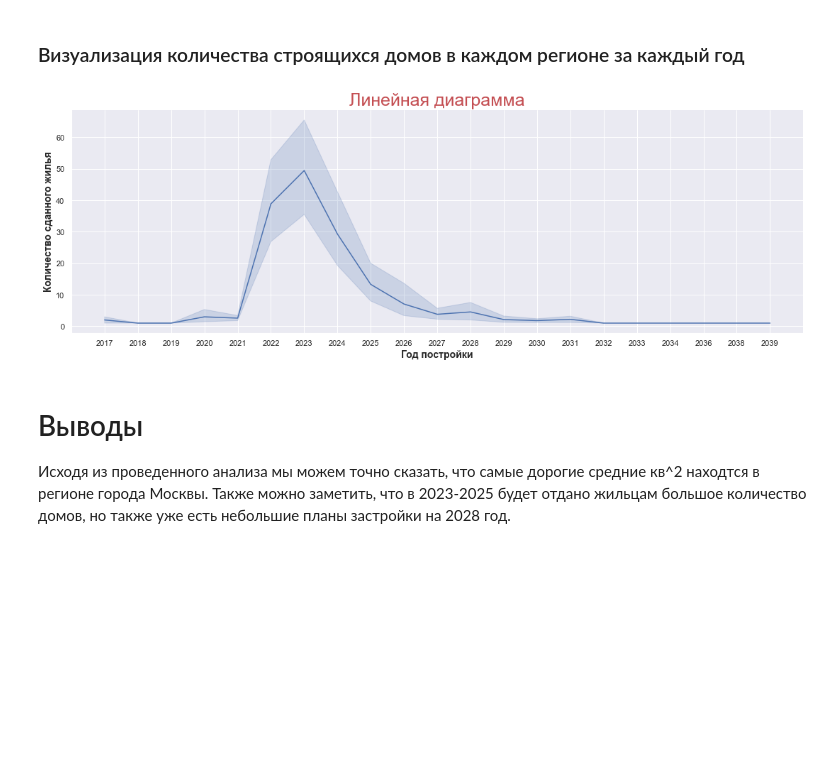
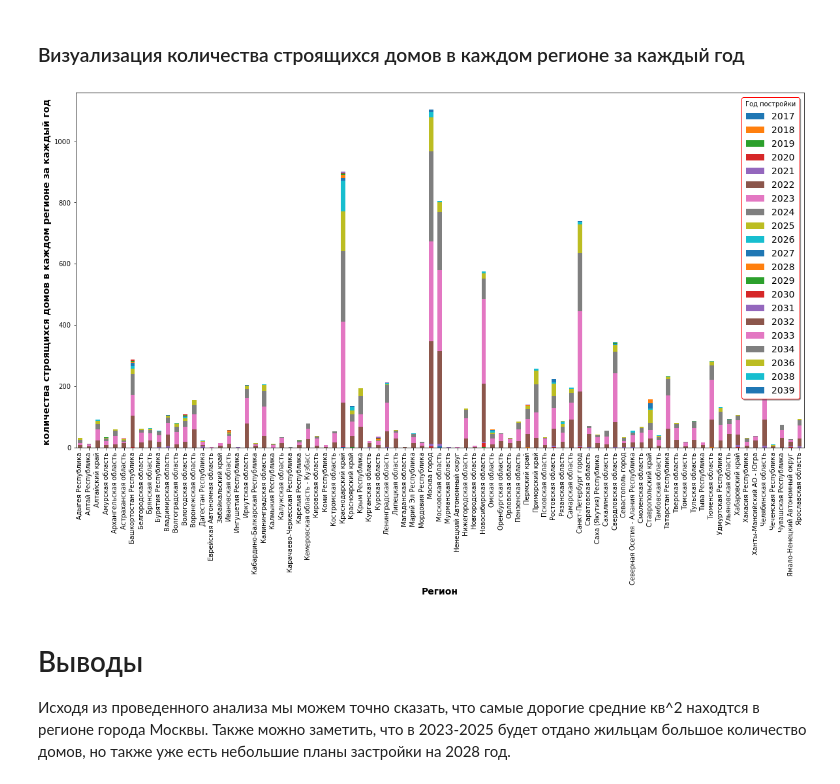
Before and after one commit to SunriseD232/DS_course, a Jupyter notebook: Task3_dmrf.ipynb, the cells around one changed output. Drawn from its saved outputs; the diff is of its cells as text; code cells hidden in the pictures; blank space fills up the shorter version.

```diff
--- a/Task3_dmrf.ipynb
+++ b/Task3_dmrf.ipynb
@@ -282,3 +314,0 @@ count_data.head(5)
-# %%
-count_build_data = count_data['data.id']
-count_build_data.head(5)
@@ -304,20 +326,18 @@ plt.show()
 [figure]
 # %% [markdown]
 ### Визуализация количества строящихся домов в каждом регионе за каждый год
-# %%
-sns.set(style='darkgrid')
-sns.relplot(
-    x='data.objReady100PercDt',
-    y='data.id',
-    data=count_data,
-    kind='line',
-    aspect=3)
-
-plt.xlabel("Год постройки",fontsize=14, fontweight="bold")
-plt.ylabel("Количество сданного жилья",fontsize=14, fontweight="bold")
-plt.title('Линейная диаграмма', size=25, color='r');
-# %% [output]
-[figure, removed]
+# %%
+count_build_data.dtypes
+rcParams['figure.figsize'] = 20,10
+#count_build_data.plot(kind='barh')
+count_build_data.plot.bar(stacked=True)
+plt.xlabel("Регион",fontsize=14, fontweight="bold")
+plt.ylabel("количества строящихся домов в каждом регионе за каждый год ",fontsize=14, fontweight="bold")
+plt.legend(fontsize=14, shadow=True, framealpha=1, edgecolor='r', title='Год постройки')
+avg_price_region.sort_values(ascending=False)
+plt.show()
+# %% [output]
+[figure, added]
 # %% [markdown]
 # Выводы
 Исходя из проведенного анализа мы можем точно сказать, что самые дорогие средние кв^2 находтся в регионе города Москвы. Также можно заметить, что в 2023-2025 будет отдано жильцам большое количество домов, но также уже есть небольшие планы застройки на 2028 год.
```
Also changed, not shown: parts of 7 cells of this notebook.
